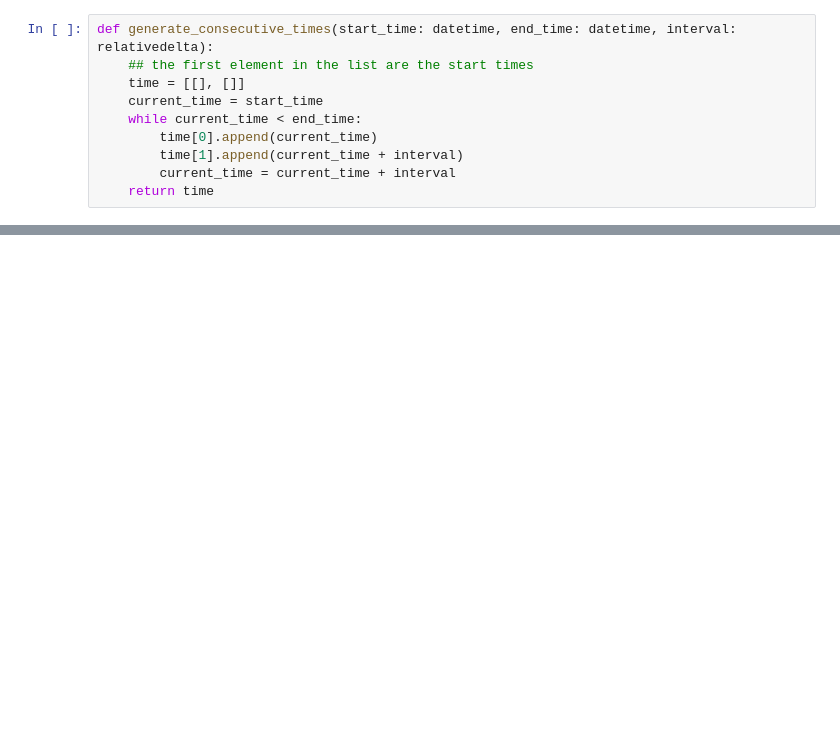
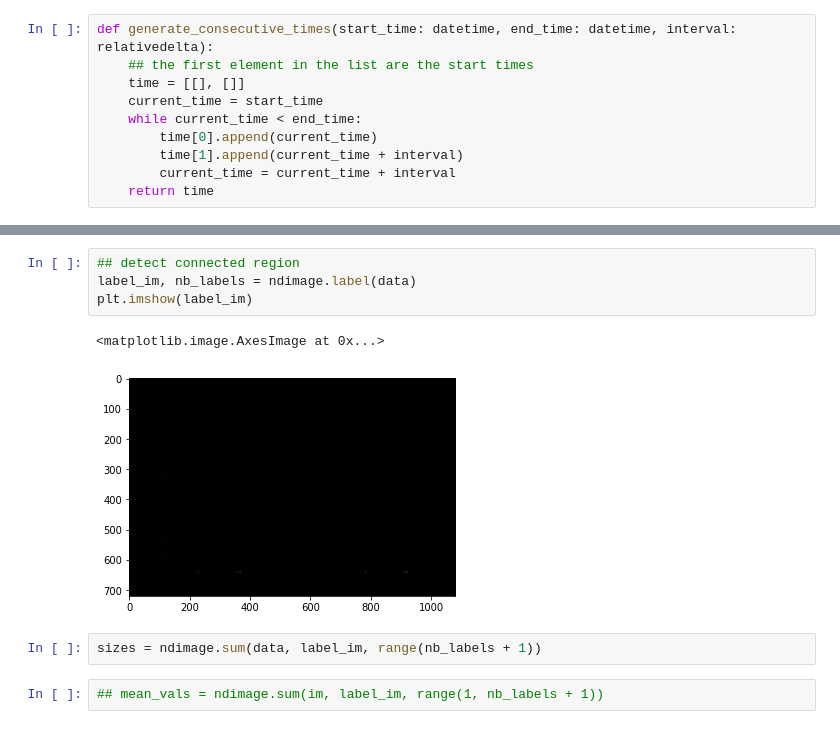
Before and after one commit to wangz585/Sidewalk-Lab-Data-Analysis, a Jupyter notebook: Desired Spots and Lines.ipynb, the cells around one changed output, grey strips where cells are left out. Saved outputs shown, nothing was run; the diff lists cells and outputs as text; blank space fills up the shorter version.

```diff
--- a/Desired Spots and Lines.ipynb
+++ b/Desired Spots and Lines.ipynb
@@ -188,0 +319,11 @@ To retain the current behavior and silence the warning, pass 'sort=True'.
+# %%
+## detect connected region
+label_im, nb_labels = ndimage.label(data)
+plt.imshow(label_im)
+# %% [output]
+<matplotlib.image.AxesImage at 0x...>
+[figure, added]
+# %%
+sizes = ndimage.sum(data, label_im, range(nb_labels + 1))
+# %%
+## mean_vals = ndimage.sum(im, label_im, range(1, nb_labels + 1))
```
Also changed, not shown: parts of 36 cells of this notebook.
